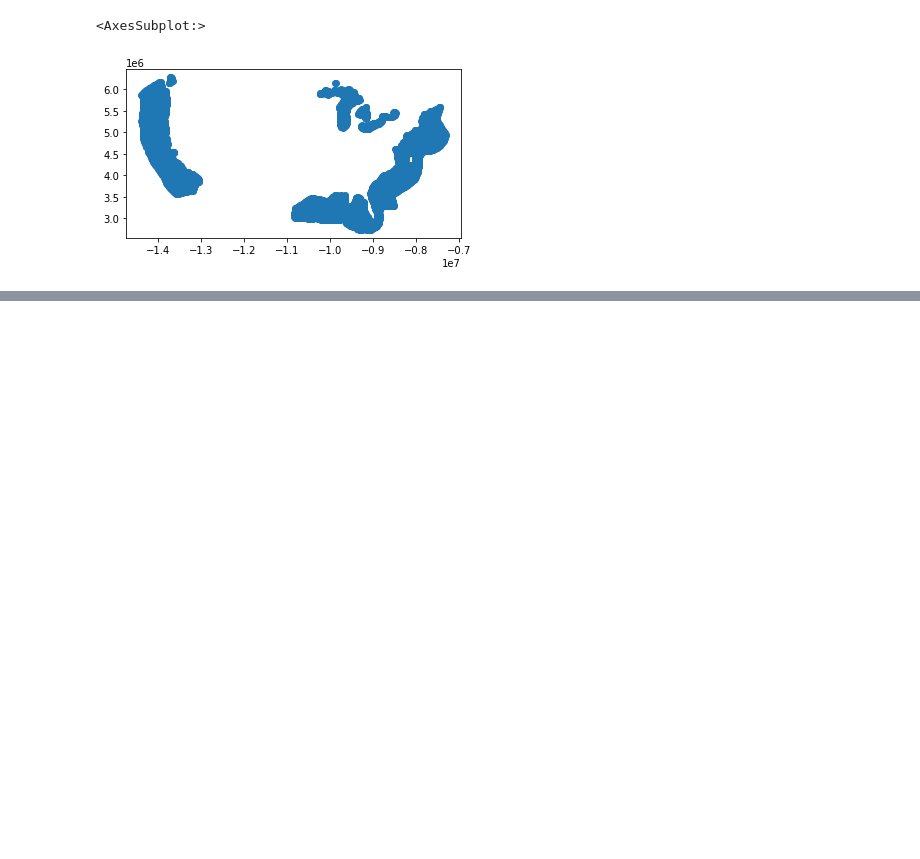
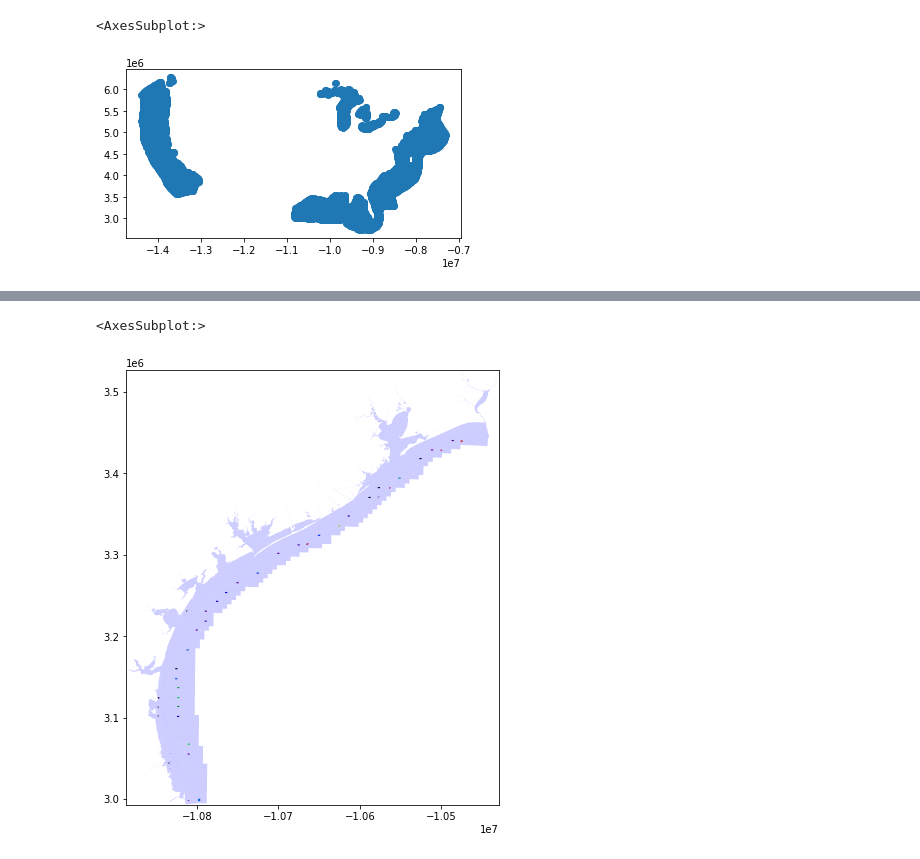
Before and after one commit to thomasmortiz/geospatial, a Jupyter notebook: TexasWindPower.ipynb, the cells around one changed output, grey strips where cells are left out. Drawn from its saved outputs; the diff is of its cells as text; code cells hidden in the pictures; blank space fills up the shorter version.

Commit message:
update wind power analysis

```diff
--- a/TexasWindPower.ipynb
+++ b/TexasWindPower.ipynb
@@ -209,0 +200,11 @@ wind_on_glo.head()
+# %%
+wind_glo_sorted = wind_on_glo[wind_on_glo["WATERBODY"].notnull()==True].sort_values(by=["capacity_mw", "capacity_factor", "distance_to_coast_km"], ascending=False)
+# %%
+fig, ax = plt.subplots(figsize=(8,8))
+ax.set_xlim([-10887000, -10429000])
+ax.set_ylim([2993000, 3527000])
+wind_glo_sorted.plot(ax=ax, column="capacity_mw", cmap ="nipy_spectral")
+sub_land.plot(ax=ax, alpha=0.2, color="blue")
+# %% [output]
+<AxesSubplot:>
+[figure, added]
```
Also changed, not shown: parts of 19 cells of this notebook.
